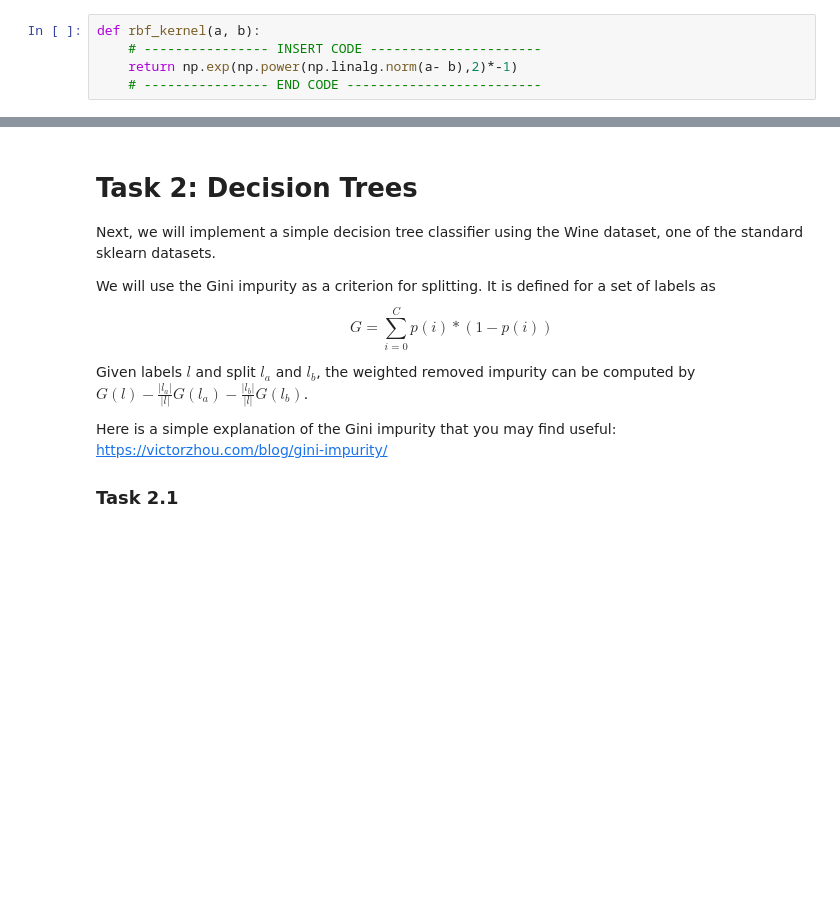
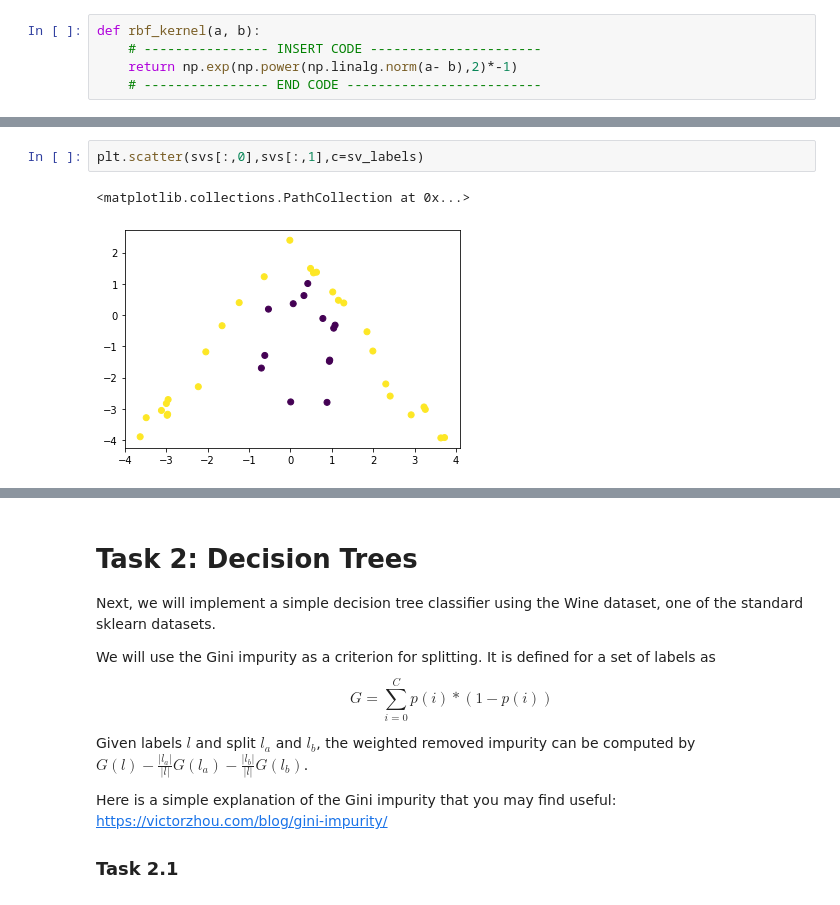
Before and after one commit to Smitpatel37/Machine-Learning-Assignments, a Jupyter notebook: Practical-4/4_NAME1_NAME2_NAME3.ipynb, the cells around one changed output, grey strips where cells are left out. Saved outputs shown, nothing was run; the diff lists cells and outputs as text; blank space fills up the shorter version.

```diff
--- a/Practical-4/4_NAME1_NAME2_NAME3.ipynb
+++ b/Practical-4/4_NAME1_NAME2_NAME3.ipynb
@@ -270,3 +270,8 @@ y_pred = svm_predict(X_test,lagr_mul, svs, sv_labels,intercept, kernel=rbf_kerne
  9: -1.0932e+01 -1.0932e+01  3e-05  6e-16  3e-16
 10: -1.0932e+01 -1.0932e+01  3e-07  9e-16  4e-16
 Optimal solution found.
+# %%
+plt.scatter(svs[:,0],svs[:,1],c=sv_labels)
+# %% [output]
+<matplotlib.collections.PathCollection at 0x...>
+[figure, added]
```
Also changed, not shown: parts of 28 cells of this notebook.
